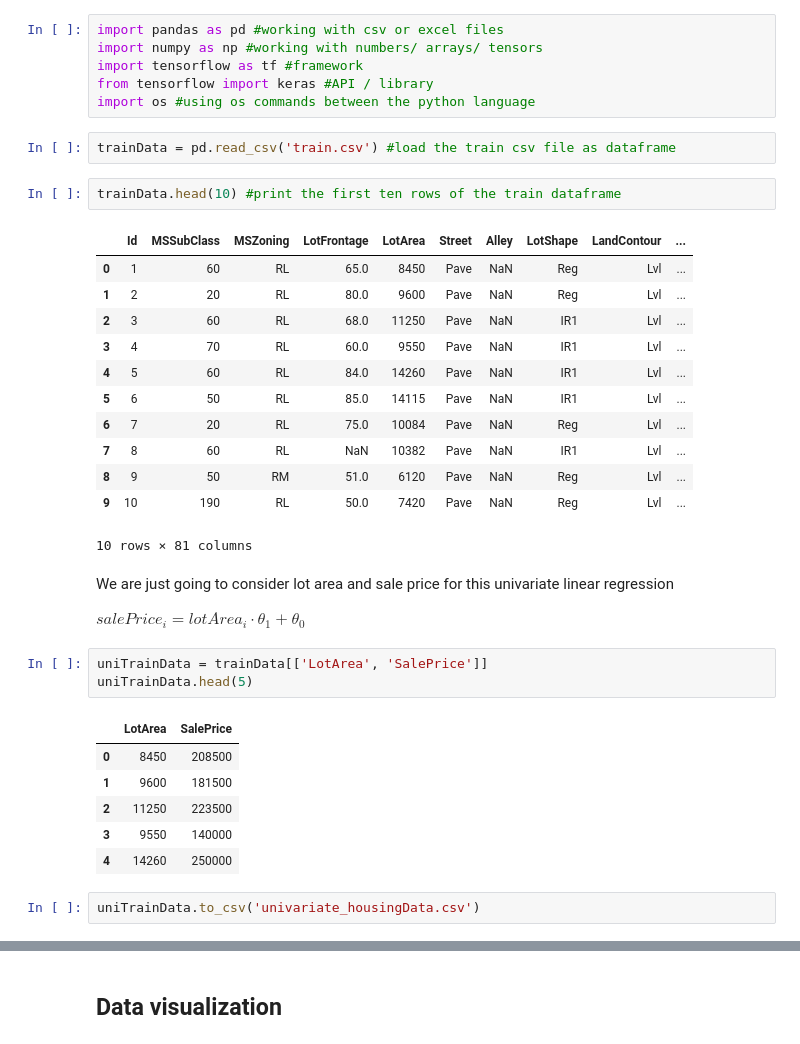
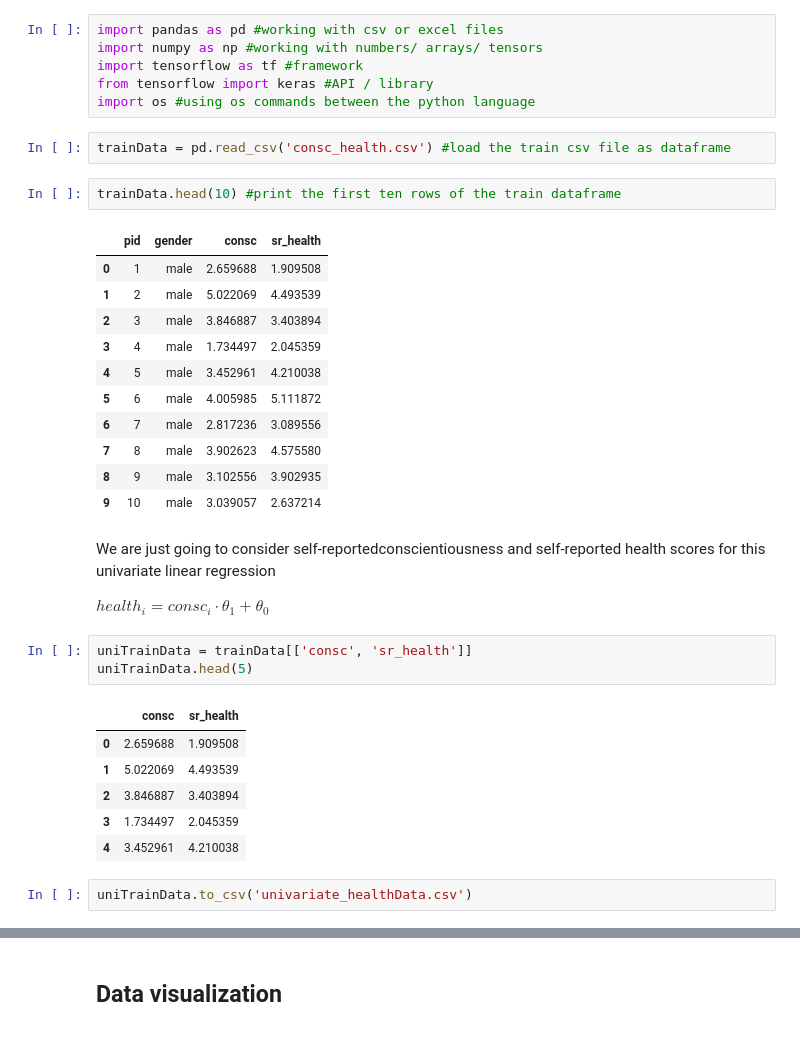
Before and after one commit to ChristianaKiervin/MLnow_2.0, a Jupyter notebook: Univariate Linear Regression Project.ipynb, the cells around one changed output, grey strips where cells are left out. Saved outputs shown, nothing was run; the diff lists cells and outputs as text.

```diff
--- a/Univariate Linear Regression Project.ipynb
+++ b/Univariate Linear Regression Project.ipynb
@@ -36,38 +36,37 @@ import tensorflow as tf #framework
 from tensorflow import keras #API / library
 import os #using os commands between the python language
 # %%
-trainData = pd.read_csv('train.csv') #load the train csv file as dataframe
+trainData = pd.read_csv('consc_health.csv') #load the train csv file as dataframe
 # %%
 trainData.head(10) #print the first ten rows of the train dataframe
 # %% [output]
-|  | Id | MSSubClass | MSZoning | LotFrontage | LotArea | Street | Alley | LotShape | LandContour | ... |
-| 0 | 1 | 60 | RL | 65.0 | 8450 | Pave | NaN | Reg | Lvl | ... |
-| 1 | 2 | 20 | RL | 80.0 | 9600 | Pave | NaN | Reg | Lvl | ... |
-| 2 | 3 | 60 | RL | 68.0 | 11250 | Pave | NaN | IR1 | Lvl | ... |
-| 3 | 4 | 70 | RL | 60.0 | 9550 | Pave | NaN | IR1 | Lvl | ... |
-| 4 | 5 | 60 | RL | 84.0 | 14260 | Pave | NaN | IR1 | Lvl | ... |
-| 5 | 6 | 50 | RL | 85.0 | 14115 | Pave | NaN | IR1 | Lvl | ... |
-| 6 | 7 | 20 | RL | 75.0 | 10084 | Pave | NaN | Reg | Lvl | ... |
-| 7 | 8 | 60 | RL | NaN | 10382 | Pave | NaN | IR1 | Lvl | ... |
-| 8 | 9 | 50 | RM | 51.0 | 6120 | Pave | NaN | Reg | Lvl | ... |
-| 9 | 10 | 190 | RL | 50.0 | 7420 | Pave | NaN | Reg | Lvl | ... |
+|  | pid | gender | consc | sr_health |
+| 0 | 1 | male | 2.659688 | 1.909508 |
+| 1 | 2 | male | 5.022069 | 4.493539 |
+| 2 | 3 | male | 3.846887 | 3.403894 |
+| 3 | 4 | male | 1.734497 | 2.045359 |
+| 4 | 5 | male | 3.452961 | 4.210038 |
+| 5 | 6 | male | 4.005985 | 5.111872 |
+| 6 | 7 | male | 2.817236 | 3.089556 |
+| 7 | 8 | male | 3.902623 | 4.575580 |
+| 8 | 9 | male | 3.102556 | 3.902935 |
+| 9 | 10 | male | 3.039057 | 2.637214 |
-10 rows × 81 columns
 # %% [markdown]
-We are just going to consider lot area and sale price for this univariate linear regression
+We are just going to consider self-reportedconscientiousness and self-reported health scores for this univariate linear regression
 
-$salePrice_i = lotArea_i  \cdot \theta_1 + \theta_0$
+$health_i = consc_i  \cdot \theta_1 + \theta_0$
 # %%
-uniTrainData = trainData[['LotArea', 'SalePrice']]
+uniTrainData = trainData[['consc', 'sr_health']]
 uniTrainData.head(5)
 # %% [output]
-|  | LotArea | SalePrice |
-| 0 | 8450 | 208500 |
-| 1 | 9600 | 181500 |
-| 2 | 11250 | 223500 |
-| 3 | 9550 | 140000 |
-| 4 | 14260 | 250000 |
+|  | consc | sr_health |
+| 0 | 2.659688 | 1.909508 |
+| 1 | 5.022069 | 4.493539 |
+| 2 | 3.846887 | 3.403894 |
+| 3 | 1.734497 | 2.045359 |
+| 4 | 3.452961 | 4.210038 |
 # %%
-uniTrainData.to_csv('univariate_housingData.csv')
+uniTrainData.to_csv('univariate_healthData.csv')
 # %%
 ls
 # %% [output]
```
Also changed, not shown: parts of 20 cells of this notebook.
